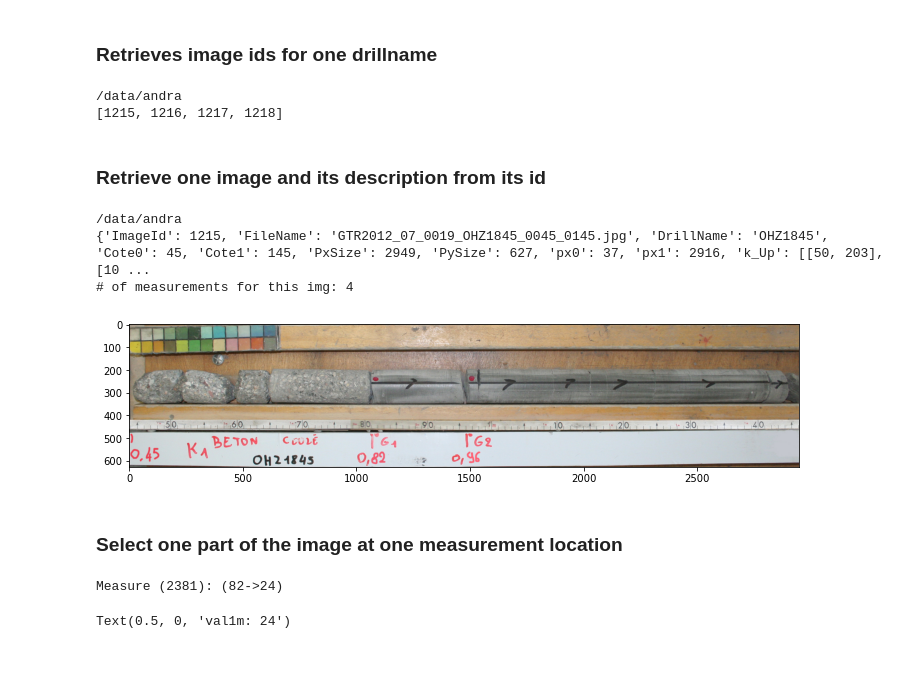
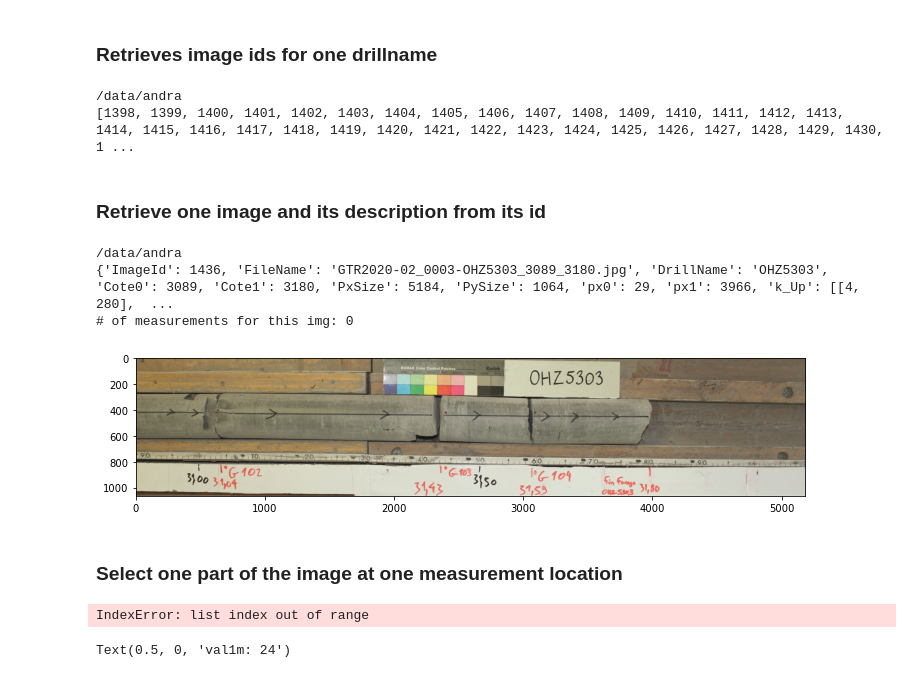
Before and after one commit to zwergon/calcimetry, a Jupyter notebook: notebooks/calcimetry_api.ipynb, the cells around one changed output. Cells and saved outputs as stored; diff of their text form; code cells hidden in the pictures.

```diff
--- a/notebooks/calcimetry_api.ipynb
+++ b/notebooks/calcimetry_api.ipynb
@@ -26,33 +26,34 @@ with CalcimetryAPI(mongo_info=mongo_info) as calcimetry_api:
 # %% [markdown]
 ### Retrieves image ids for one drillname
 # %%
-drillname="OHZ1845"
+drillname="OHZ5303"
 with CalcimetryAPI(mongo_info=mongo_info) as calcimetry_api:
     image_ids = calcimetry_api.get_images_id(drillname)
 print(image_ids)
 # %% [output]
 /data/andra
-[1215, 1216, 1217, 1218]
+[1398, 1399, 1400, 1401, 1402, 1403, 1404, 1405, 1406, 1407, 1408, 1409, 1410, 1411, 1412, 1413, 1414, 1415, 1416, 1417, 1418, 1419, 1420, 1421, 1422, 1423, 1424, 1425, 1426, 1427, 1428, 1429, 1430, 1 ...
 # %% [markdown]
 ### Retrieve one image and its description from its id
 # %%
 import matplotlib.pyplot as plt
 from calcimetry.carrot_img import CarrotImage
-IMG_ID = image_ids[0]
+#IMG_ID = image_ids[0]
+IMG_ID=1436
 with CalcimetryAPI(mongo_info=mongo_info) as calcimetry_api:
     print(calcimetry_api.read_image_info(IMG_ID)) # database info
 
     img = calcimetry_api.read_image(IMG_ID) # return a CarrotImage object
     fig = plt.figure(figsize=(12,6))
     plt.imshow(img.jpg) # img.jpg is the field with the jpg image itself.
 
     # CarrotImage infos
     print(f"# of measurements for this img: {img.n_measurements}")
 # %% [output]
 /data/andra
-{'ImageId': 1215, 'FileName': 'GTR2012_07_0019_OHZ1845_0045_0145.jpg', 'DrillName': 'OHZ1845', 'Cote0': 45, 'Cote1': 145, 'PxSize': 2949, 'PySize': 627, 'px0': 37, 'px1': 2916, 'k_Up': [[50, 203], [10 ...
-# of measurements for this img: 4
+{'ImageId': 1436, 'FileName': 'GTR2020-02_0003-OHZ5303_3089_3180.jpg', 'DrillName': 'OHZ5303', 'Cote0': 3089, 'Cote1': 3180, 'PxSize': 5184, 'PySize': 1064, 'px0': 29, 'px1': 3966, 'k_Up': [[4, 280],  ...
+# of measurements for this img: 0
-[figure, old version]
+[figure, new version]
 # %% [markdown]
 ### Select one part of the image at one measurement location
 # %%
@@ -64,7 +65,7 @@ measure = img.measurements[idx_measure]
 # display some information of the measurement
 print(measure)
 # %% [output]
-Measure (2381): (82->24)
+IndexError: list index out of range
 # %%
 dim = 128
 
```
Also changed, not shown: 3 other files.
